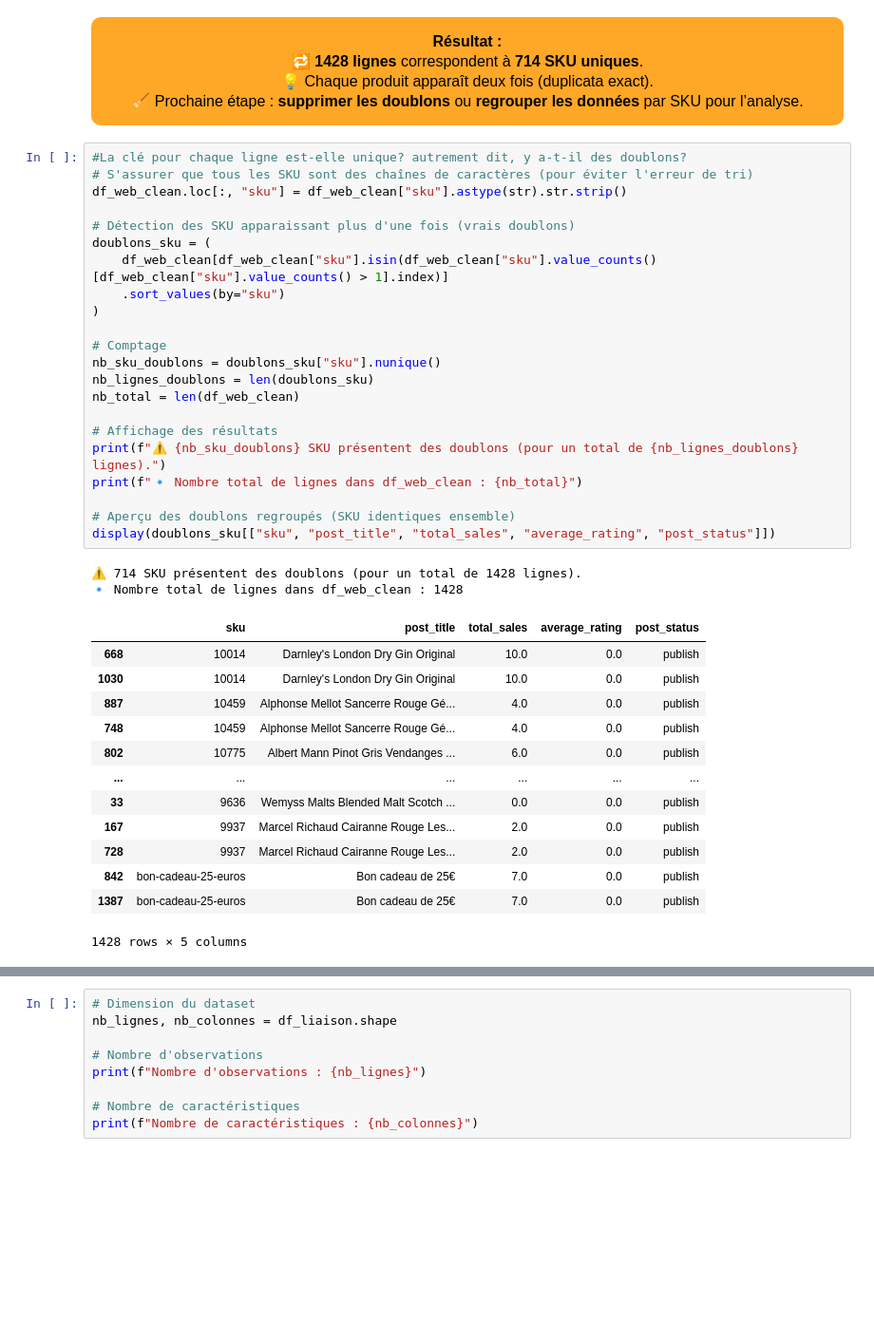
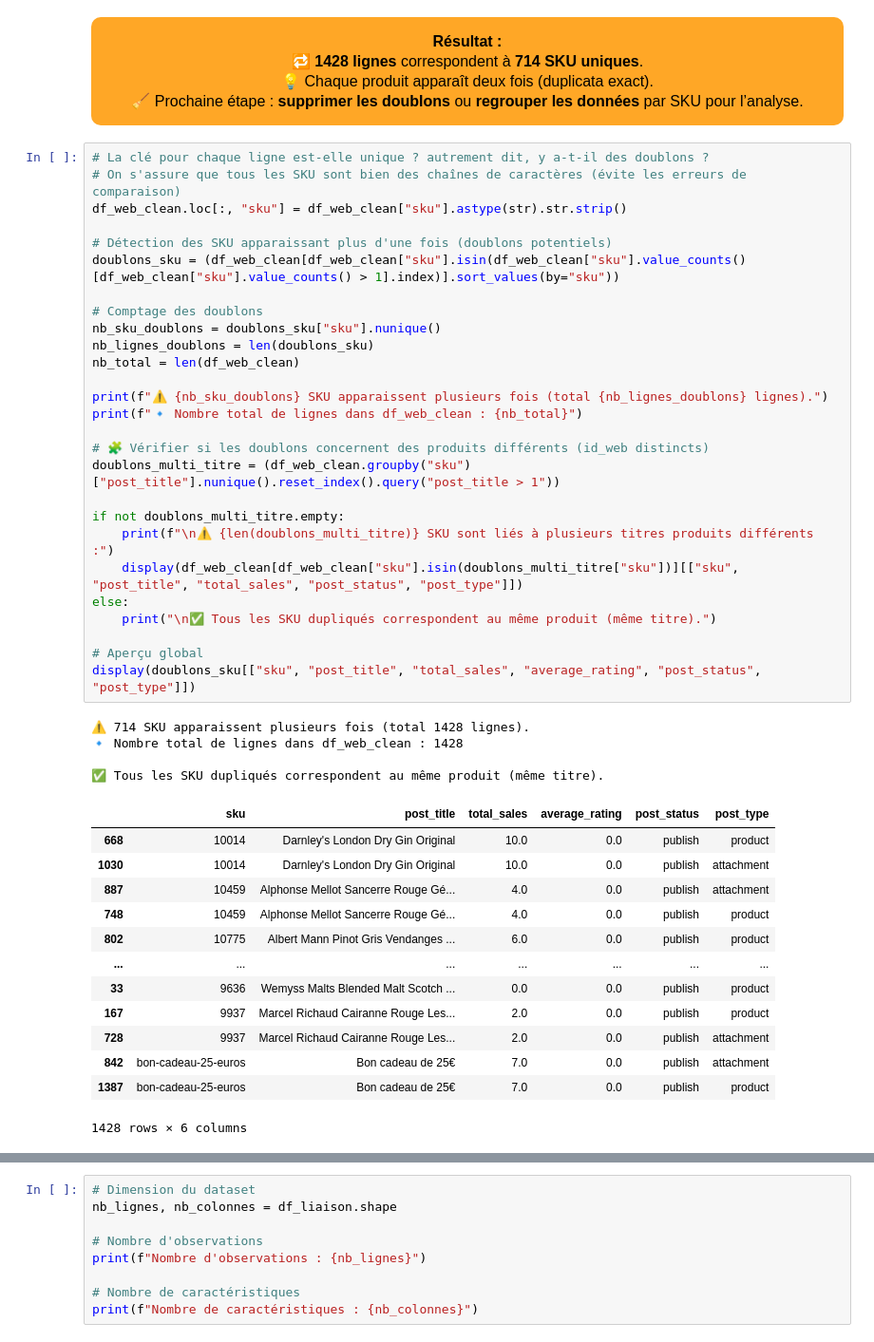
Before and after one commit to Stephane-OC/bottleneck, a Jupyter notebook: analyse_bottleneck.ipynb, the cells around one changed output, grey strips where cells are left out. Shown: that part at 95% size. Drawn from its saved outputs; the diff is of its cells as text; blank space fills up the shorter version.

```diff
--- a/analyse_bottleneck.ipynb
+++ b/analyse_bottleneck.ipynb
@@ -1101,41 +1117,48 @@ font-family:Segoe UI; font-size:16px; text-align:center; width:fit-content; marg
 🧹 Prochaine étape : <b>supprimer les doublons</b> ou <b>regrouper les données</b> par SKU pour l’analyse.
 </div>
 # %%
-#La clé pour chaque ligne est-elle unique? autrement dit, y a-t-il des doublons?
-# S'assurer que tous les SKU sont des chaînes de caractères (pour éviter l'erreur de tri)
+# La clé pour chaque ligne est-elle unique ? autrement dit, y a-t-il des doublons ?
+# On s'assure que tous les SKU sont bien des chaînes de caractères (évite les erreurs de comparaison)
 df_web_clean.loc[:, "sku"] = df_web_clean["sku"].astype(str).str.strip()
 
-# Détection des SKU apparaissant plus d'une fois (vrais doublons)
-doublons_sku = (
-    df_web_clean[df_web_clean["sku"].isin(df_web_clean["sku"].value_counts()[df_web_clean["sku"].value_counts() > 1].index)]
-    .sort_values(by="sku")
-)
+# Détection des SKU apparaissant plus d'une fois (doublons potentiels)
+doublons_sku = (df_web_clean[df_web_clean["sku"].isin(df_web_clean["sku"].value_counts()[df_web_clean["sku"].value_counts() > 1].index)].sort_values(by="sku"))
 
-# Comptage
+# Comptage des doublons
 nb_sku_doublons = doublons_sku["sku"].nunique()
 nb_lignes_doublons = len(doublons_sku)
 nb_total = len(df_web_clean)
 
-# Affichage des résultats
-print(f"⚠️ {nb_sku_doublons} SKU présentent des doublons (pour un total de {nb_lignes_doublons} lignes).")
+print(f"⚠️ {nb_sku_doublons} SKU apparaissent plusieurs fois (total {nb_lignes_doublons} lignes).")
 print(f"🔹 Nombre total de lignes dans df_web_clean : {nb_total}")
 
-# Aperçu des doublons regroupés (SKU identiques ensemble)
-display(doublons_sku[["sku", "post_title", "total_sales", "average_rating", "post_status"]])
+# 🧩 Vérifier si les doublons concernent des produits différents (id_web distincts)
+doublons_multi_titre = (df_web_clean.groupby("sku")["post_title"].nunique().reset_index().query("post_title > 1"))
+
+if not doublons_multi_titre.empty:
+    print(f"\n⚠️ {len(doublons_multi_titre)} SKU sont liés à plusieurs titres produits différents :")
+    display(df_web_clean[df_web_clean["sku"].isin(doublons_multi_titre["sku"])][["sku", "post_title", "total_sales", "post_status", "post_type"]])
+else:
+    print("\n✅ Tous les SKU dupliqués correspondent au même produit (même titre).")
+
+# Aperçu global
+display(doublons_sku[["sku", "post_title", "total_sales", "average_rating", "post_status", "post_type"]])
 # %% [output]
-⚠️ 714 SKU présentent des doublons (pour un total de 1428 lignes).
+⚠️ 714 SKU apparaissent plusieurs fois (total 1428 lignes).
 🔹 Nombre total de lignes dans df_web_clean : 1428
+
+✅ Tous les SKU dupliqués correspondent au même produit (même titre).
-|  | sku | post_title | total_sales | average_rating | post_status |
-| 668 | 10014 | Darnley's London Dry Gin Original | 10.0 | 0.0 | publish |
-| 1030 | 10014 | Darnley's London Dry Gin Original | 10.0 | 0.0 | publish |
-| 887 | 10459 | Alphonse Mellot Sancerre Rouge Gé... | 4.0 | 0.0 | publish |
-| 748 | 10459 | Alphonse Mellot Sancerre Rouge Gé... | 4.0 | 0.0 | publish |
-| 802 | 10775 | Albert Mann Pinot Gris Vendanges ... | 6.0 | 0.0 | publish |
-| ... | ... | ... | ... | ... | ... |
-| 33 | 9636 | Wemyss Malts Blended Malt Scotch ... | 0.0 | 0.0 | publish |
-| 167 | 9937 | Marcel Richaud Cairanne Rouge Les... | 2.0 | 0.0 | publish |
-| 728 | 9937 | Marcel Richaud Cairanne Rouge Les... | 2.0 | 0.0 | publish |
-| 842 | bon-cadeau-25-euros | Bon cadeau de 25€ | 7.0 | 0.0 | publish |
-| 1387 | bon-cadeau-25-euros | Bon cadeau de 25€ | 7.0 | 0.0 | publish |
+|  | sku | post_title | total_sales | average_rating | post_status | post_type |
+| 668 | 10014 | Darnley's London Dry Gin Original | 10.0 | 0.0 | publish | product |
+| 1030 | 10014 | Darnley's London Dry Gin Original | 10.0 | 0.0 | publish | attachment |
+| 887 | 10459 | Alphonse Mellot Sancerre Rouge Gé... | 4.0 | 0.0 | publish | attachment |
+| 748 | 10459 | Alphonse Mellot Sancerre Rouge Gé... | 4.0 | 0.0 | publish | product |
+| 802 | 10775 | Albert Mann Pinot Gris Vendanges ... | 6.0 | 0.0 | publish | product |
+| ... | ... | ... | ... | ... | ... | ... |
+| 33 | 9636 | Wemyss Malts Blended Malt Scotch ... | 0.0 | 0.0 | publish | product |
+| 167 | 9937 | Marcel Richaud Cairanne Rouge Les... | 2.0 | 0.0 | publish | product |
+| 728 | 9937 | Marcel Richaud Cairanne Rouge Les... | 2.0 | 0.0 | publish | attachment |
+| 842 | bon-cadeau-25-euros | Bon cadeau de 25€ | 7.0 | 0.0 | publish | attachment |
+| 1387 | bon-cadeau-25-euros | Bon cadeau de 25€ | 7.0 | 0.0 | publish | product |
-1428 rows × 5 columns
+1428 rows × 6 columns
 # %%
```
Also changed, not shown: parts of 27 cells of this notebook, 1 other file.
